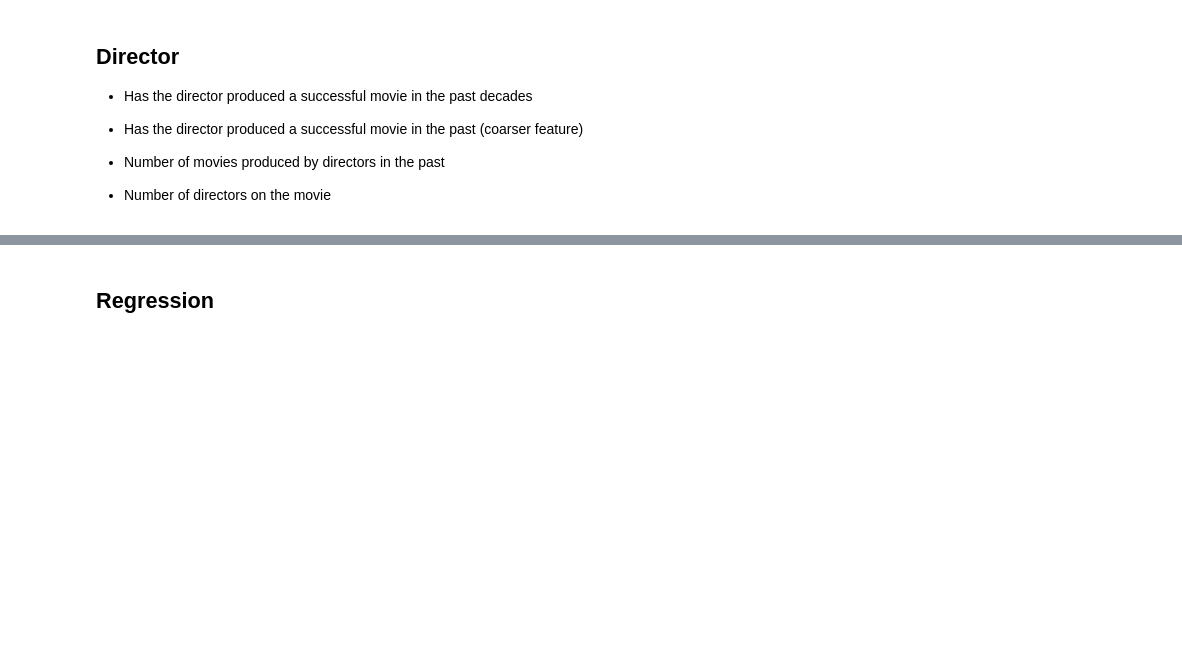
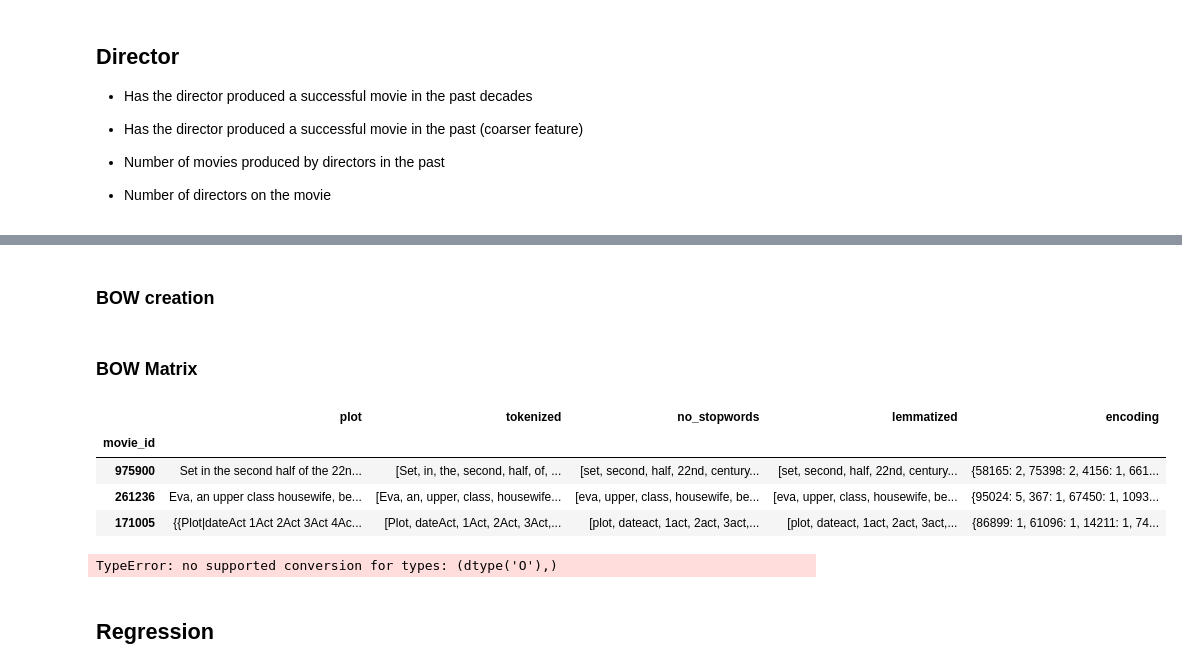
Before and after one commit to epfl-ada/ada-2022-project-zozoz, a Jupyter notebook: src/features_engineering/features_engineering.ipynb, the cells around one changed output, grey strips where cells are left out. Cells and saved outputs as stored; diff of their text form; code cells hidden in the pictures; blank space fills up the shorter version.

```diff
--- a/src/features_engineering/features_engineering.ipynb
+++ b/src/features_engineering/features_engineering.ipynb
@@ -741,0 +786,5 @@ movie_regression_df["combinned_movie_success"] = movie_regression_df[
+# %%
+# Lemmatize
+movies_with_plot_df["lemmatized"] = movies_with_plot_df["no_stopwords"].apply(
+    lambda l: [lemmatizer.lemmatize(s) for s in l])
+movies_with_plot_df.head(3)
@@ -741,0 +797,8 @@ movie_regression_df["combinned_movie_success"] = movie_regression_df[
+# %% [markdown]
+### BOW creation
+# %%
+BOW = set()
+for row_id, row_data in movies_with_plot_df["lemmatized"].apply(lambda l: set(l)).iteritems():
+    BOW = BOW.union(row_data)
+# %% [markdown]
+### BOW Matrix
@@ -741,0 +826,10 @@ movie_regression_df["combinned_movie_success"] = movie_regression_df[
+# %%
+movies_with_plot_df["encoding"] = movies_with_plot_df["lemmatized"].apply(
+    lambda l: BOW_mapping(l,BOW_dict))
+movies_with_plot_df.head(3)
+# %% [output]
+|  | plot | tokenized | no_stopwords | lemmatized | encoding |
+| movie_id |  |  |  |  |  |
+| 975900 | Set in the second half of the 22n... | [Set, in, the, second, half, of, ... | [set, second, half, 22nd, century... | [set, second, half, 22nd, century... | {58165: 2, 75398: 2, 4156: 1, 661... |
+| 261236 | Eva, an upper class housewife, be... | [Eva, an, upper, class, housewife... | [eva, upper, class, housewife, be... | [eva, upper, class, housewife, be... | {95024: 5, 367: 1, 67450: 1, 1093... |
+| 171005 | {{Plot|dateAct 1Act 2Act 3Act 4Ac... | [Plot, dateAct, 1Act, 2Act, 3Act,... | [plot, dateact, 1act, 2act, 3act,... | [plot, dateact, 1act, 2act, 3act,... | {86899: 1, 61096: 1, 14211: 1, 74... |
@@ -742,3 +844,7 @@ movie_regression_df["combinned_movie_success"] = movie_regression_df[
+# %%
+csr_matrix(data, (column_ids,row_ids))
+# %% [output]
+TypeError: no supported conversion for types: (dtype('O'),)
 # %% [markdown]
 ## Regression
 # %%
```
Also changed, not shown: parts of 12 cells of this notebook.
